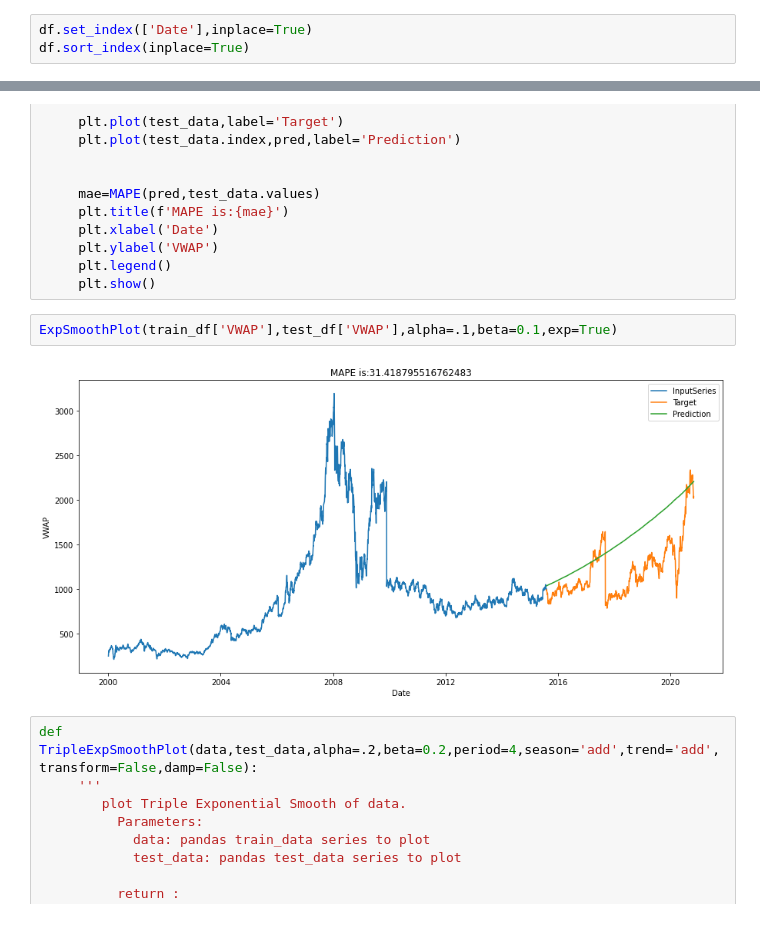
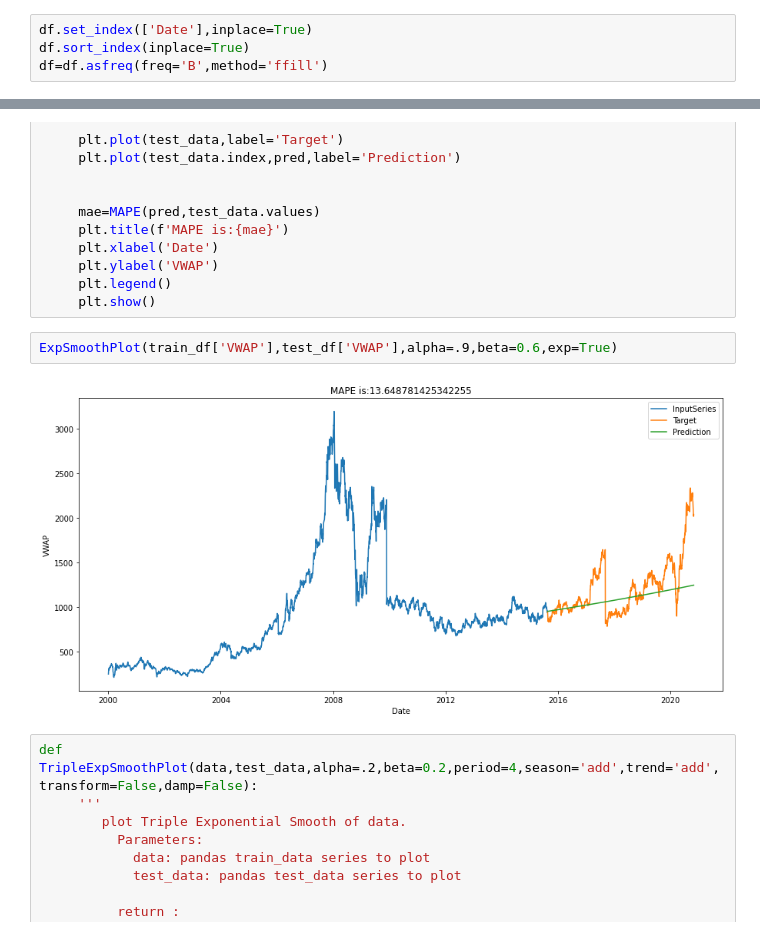
Before and after one commit to kartikbatra056/AllAboutTimeSeries, a Jupyter notebook: EDA and ARIMA.ipynb, the cells around one changed output, grey strips where cells are left out. Cells and saved outputs as stored; diff of their text form.

```diff
--- a/EDA and ARIMA.ipynb
+++ b/EDA and ARIMA.ipynb
@@ -119,6 +124,7 @@ memory usage: 607.6+ KB
 # %%
 df.set_index(['Date'],inplace=True)
 df.sort_index(inplace=True)
+df=df.asfreq(freq='B',method='ffill')
 # %%
 # Looking for Duplicates
 df.duplicated().sum()
@@ -333,9 +345,9 @@ def ExpSmoothPlot(data,test_data,alpha=.2,beta=0.2,exp=False,damp=False,damp_tre
      plt.legend()
      plt.show()
 # %%
-ExpSmoothPlot(train_df['VWAP'],test_df['VWAP'],alpha=.1,beta=0.1,exp=True)
+ExpSmoothPlot(train_df['VWAP'],test_df['VWAP'],alpha=.9,beta=0.6,exp=True)
 # %% [output]
-[figure, old version]
+[figure, new version]
 # %%
 def TripleExpSmoothPlot(data,test_data,alpha=.2,beta=0.2,period=4,season='add',trend='add',transform=False,damp=False):
      '''
```
Also changed, not shown: parts of 28 cells of this notebook.
